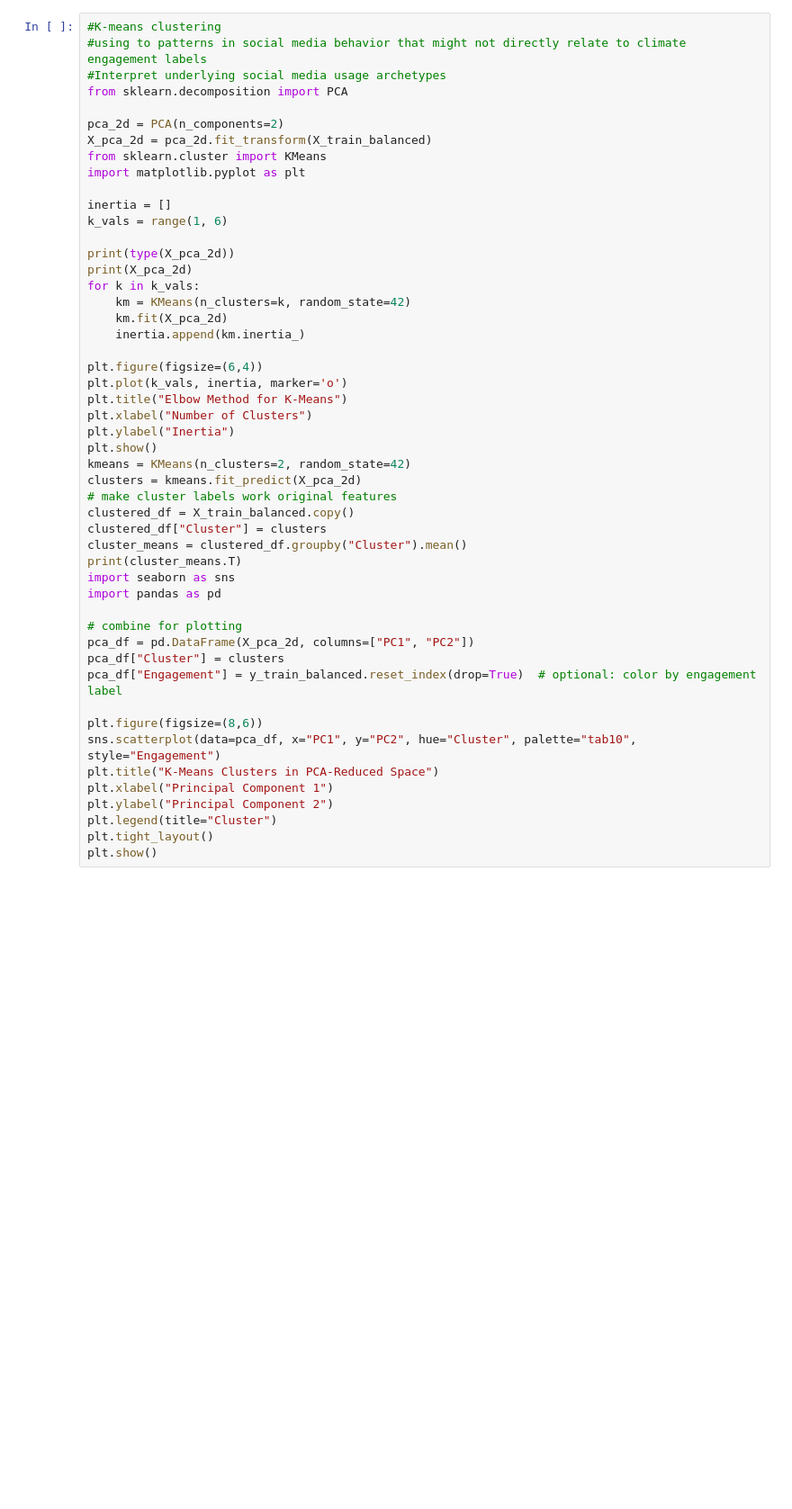
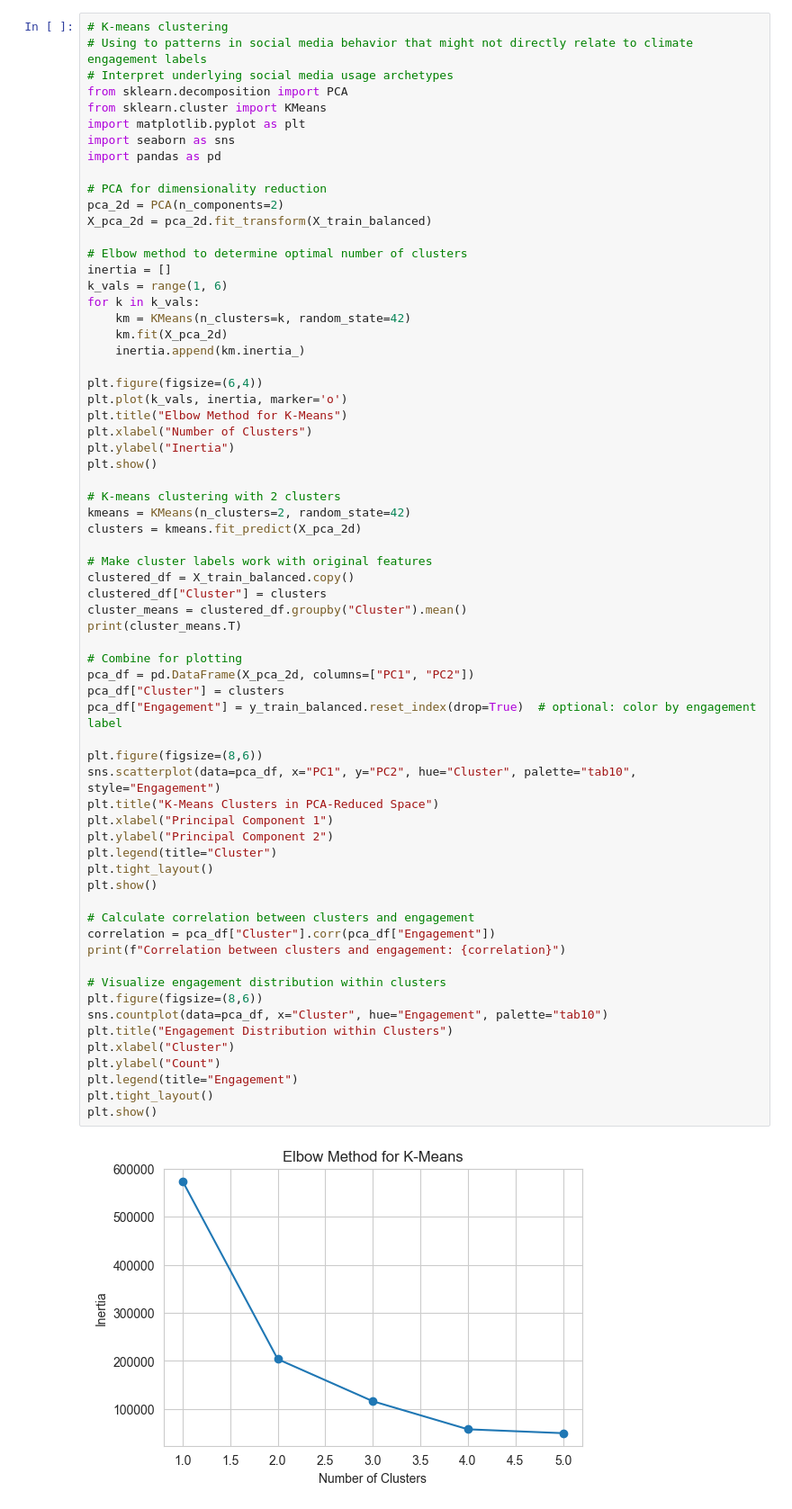
Before and after one commit to jocelynjiang1/ds3001-env-sm, a Jupyter notebook: final-project-src/eda.ipynb, the cells around one changed output. Shown at 90% size. Saved outputs shown, nothing was run; the diff lists cells and outputs as text; blank space fills up the shorter version.

```diff
--- a/final-project-src/eda.ipynb
+++ b/final-project-src/eda.ipynb
@@ -170,53 +170,70 @@ F_PARTYSUM_FINAL                1.805860
 F_IDEO                          1.857261
 F_ATTEND                        2.005870
 # %%
-#K-means clustering
-#using to patterns in social media behavior that might not directly relate to climate engagement labels
-#Interpret underlying social media usage archetypes
+# K-means clustering
+# Using to patterns in social media behavior that might not directly relate to climate engagement labels
+# Interpret underlying social media usage archetypes
 from sklearn.decomposition import PCA
+from sklearn.cluster import KMeans
+import matplotlib.pyplot as plt
+import seaborn as sns
+import pandas as pd
 
+# PCA for dimensionality reduction
 pca_2d = PCA(n_components=2)
 X_pca_2d = pca_2d.fit_transform(X_train_balanced)
-from sklearn.cluster import KMeans
-import matplotlib.pyplot as plt
 
+# Elbow method to determine optimal number of clusters
 inertia = []
 k_vals = range(1, 6)
-
-print(type(X_pca_2d))
-print(X_pca_2d)
 for k in k_vals:
     km = KMeans(n_clusters=k, random_state=42)
     km.fit(X_pca_2d)
     inertia.append(km.inertia_)
 
 plt.figure(figsize=(6,4))
 plt.plot(k_vals, inertia, marker='o')
 plt.title("Elbow Method for K-Means")
 plt.xlabel("Number of Clusters")
 plt.ylabel("Inertia")
 plt.show()
+
+# K-means clustering with 2 clusters
 kmeans = KMeans(n_clusters=2, random_state=42)
 clusters = kmeans.fit_predict(X_pca_2d)
-# make cluster labels work original features
+
+# Make cluster labels work with original features
 clustered_df = X_train_balanced.copy()
 clustered_df["Cluster"] = clusters
 cluster_means = clustered_df.groupby("Cluster").mean()
 print(cluster_means.T)
-import seaborn as sns
-import pandas as pd
 
-# combine for plotting
+# Combine for plotting
 pca_df = pd.DataFrame(X_pca_2d, columns=["PC1", "PC2"])
 pca_df["Cluster"] = clusters
 pca_df["Engagement"] = y_train_balanced.reset_index(drop=True)  # optional: color by engagement label
 
 plt.figure(figsize=(8,6))
 sns.scatterplot(data=pca_df, x="PC1", y="PC2", hue="Cluster", palette="tab10", style="Engagement")
 plt.title("K-Means Clusters in PCA-Reduced Space")
 plt.xlabel("Principal Component 1")
 plt.ylabel("Principal Component 2")
 plt.legend(title="Cluster")
 plt.tight_layout()
 plt.show()
+
+# Calculate correlation between clusters and engagement
+correlation = pca_df["Cluster"].corr(pca_df["Engagement"])
+print(f"Correlation between clusters and engagement: {correlation}")
+
+# Visualize engagement distribution within clusters
+plt.figure(figsize=(8,6))
+sns.countplot(data=pca_df, x="Cluster", hue="Engagement", palette="tab10")
+plt.title("Engagement Distribution within Clusters")
+plt.xlabel("Cluster")
+plt.ylabel("Count")
+plt.legend(title="Engagement")
+plt.tight_layout()
+plt.show()
 # %% [output]
+[figure, new version]
```
Also changed, not shown: parts of 3 cells of this notebook.
